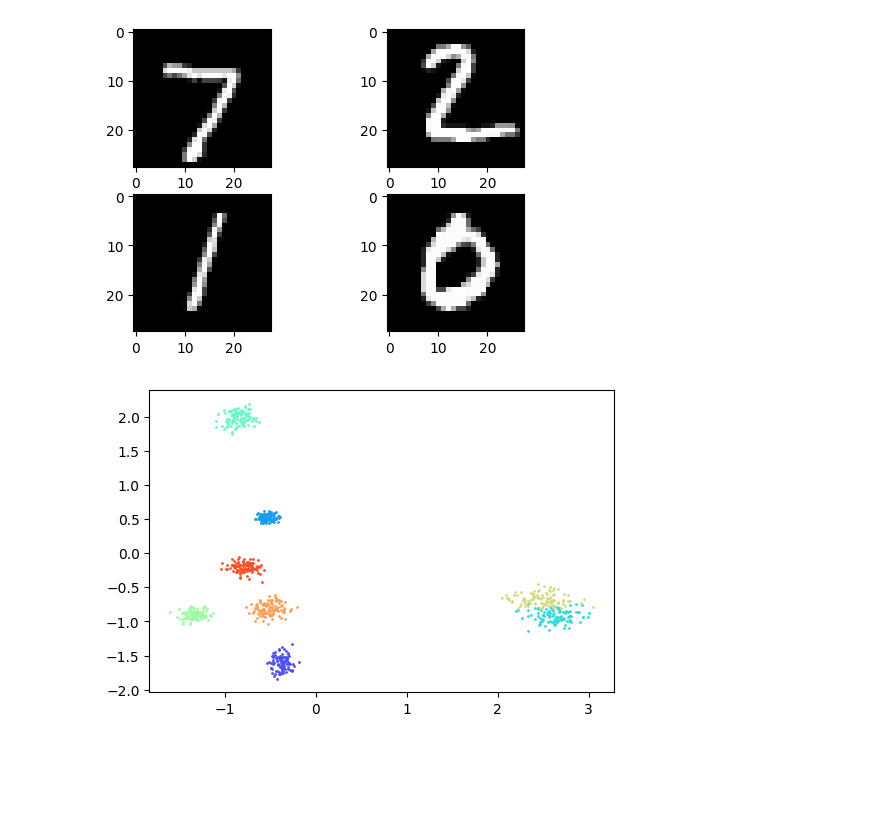
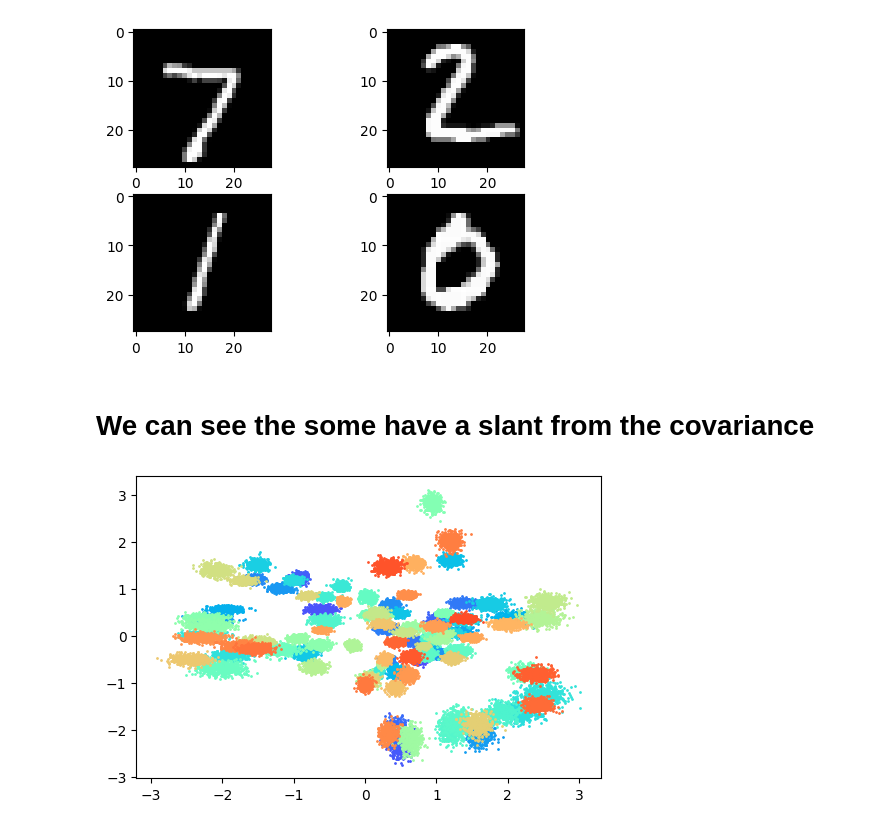
Before and after one commit to lollcat/Autoencoders-deep-dive, a Jupyter notebook: Variational_Autoencoder/run_VAE.ipynb, the cells around one changed output. Saved outputs shown, nothing was run; the diff lists cells and outputs as text; code cells hidden in the pictures; blank space fills up the shorter version.

```diff
--- a/Variational_Autoencoder/run_VAE.ipynb
+++ b/Variational_Autoencoder/run_VAE.ipynb
@@ -19,9 +19,9 @@ import matplotlib.pyplot as plt
 import datetime
 # %%
 """CONGI PARAMS"""
-name = "independent normal"
+name = "using full covariance"
 latent_representation_dim = 2
-EPOCHS = 20
+EPOCHS = 30
 
 # Define vae
 vae = VAE(latent_representation_dim, image_dim)
@@ -205,17 +205,19 @@ for i in range(4):
     axs[row, col].imshow(x_test[i, :, :], cmap="gray")
 # %% [output]
 [figure]
+# %% [markdown]
+# We can see the some have a slant from the covariance
 # %%
-n_points = 8
+n_points = 100
 cols = cmap=mpl.cm.rainbow(np.linspace(0.1, 0.9, n_points))
 points = []
 for point_n in range(n_points):
-    point_repeat = np.zeros((100, 28, 28, 1))
+    point_repeat = np.zeros((500, 28, 28, 1))
     point_repeat[: :, :, :] = x_test[point_n, :, :]
     encoding_2D = vae.get_encoding(point_repeat)
     plt.scatter(encoding_2D[:, 0], encoding_2D[:, 1], color=cols[point_n], s=1, )
 # %% [output]
-[figure, old version]
+[figure, new version]
 # %%
 prior = np.random.standard_normal((10000, 2))
 plt.scatter(prior[:, 0], prior[:, 1], s=1)
```
Also changed, not shown: parts of 6 cells of this notebook, 49 other files.
